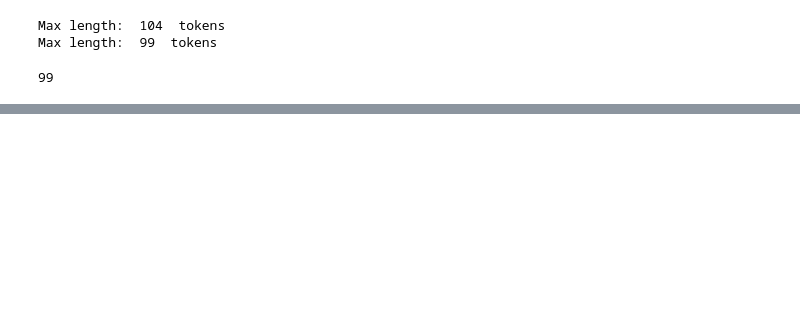
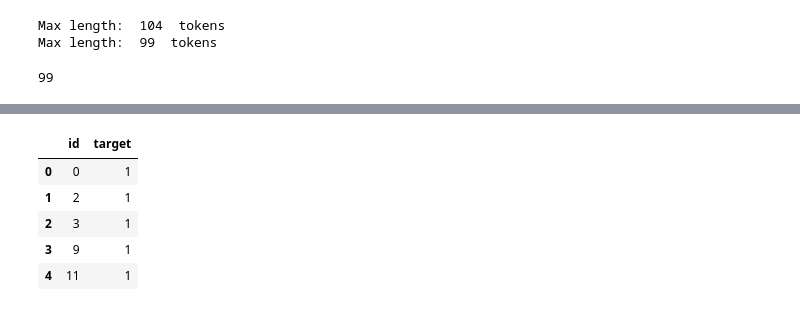
Before and after one commit to tohkarle/SC1015-Mini-Project, a Jupyter notebook: models/BERT.ipynb, the cells around one changed output, grey strips where cells are left out. Saved outputs shown, nothing was run; the diff lists cells and outputs as text; code cells hidden in the pictures; blank space fills up the shorter version.

```diff
--- a/models/BERT.ipynb
+++ b/models/BERT.ipynb
@@ -266,0 +307,2 @@ def main(df, n_splits=5, epochs=5):
+# %%
+labels_numpy = labels.to_numpy()
@@ -266,0 +706,23 @@ def main(df, n_splits=5, epochs=5):
+# %%
+# Assuming your test data is a numpy array
+test_combined_features = combined_features_test
+test_combined_features_tensor = torch.tensor(combined_features_test, dtype=torch.float32)
+optimized_model.eval()
+device = 'cuda' if torch.cuda.is_available() else 'cpu'
+# Move the model and test features to the appropriate device
+optimized_model.to(device)
+test_combined_features_tensor = test_combined_features_tensor.to(device)
+
+# Perform a forward pass through the model to obtain predictions
+with torch.no_grad():
+    logits = optimized_model(test_combined_features_tensor)
+
+# Process the predictions to get the final predicted targets
+# If it's a binary classification problem, you can apply a threshold and convert the output to binary labels (0 or 1)
+threshold = 0
+predicted_targets = (logits > threshold).float().cpu().numpy()
+
+# If it's a multi-class problem, you can apply a softmax function and get the class with the highest probability
+# predicted_targets = torch.argmax(torch.softmax(logits, dim=1), dim=1).cpu().numpy()
+
+print(predicted_targets)
@@ -266,0 +737,13 @@ def main(df, n_splits=5, epochs=5):
+# %%
+predicted_targets = predicted_targets.astype(int)
+df = pd.DataFrame(predicted_targets, columns=['target'])
+df = pd.concat([ test['id'],df], axis=1)
+# %%
+df.head()
+# %% [output]
+|  | id | target |
+| 0 | 0 | 1 |
+| 1 | 2 | 1 |
+| 2 | 3 | 1 |
+| 3 | 9 | 1 |
+| 4 | 11 | 1 |
```
Also changed, not shown: parts of 69 cells of this notebook, 1 other file.
